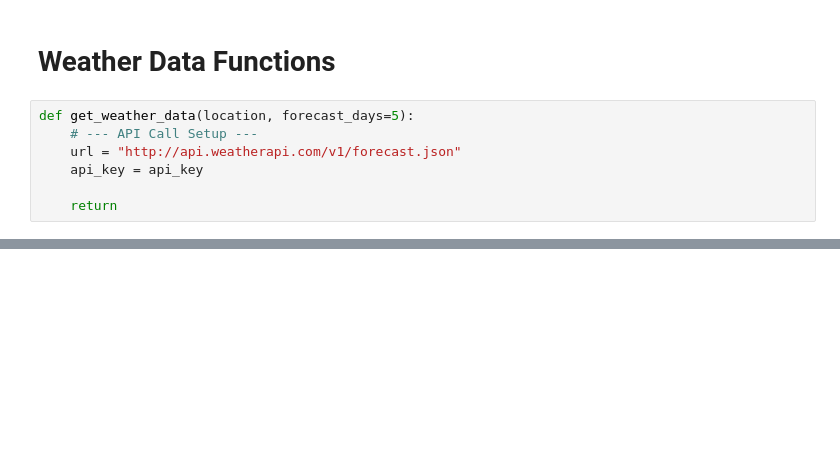
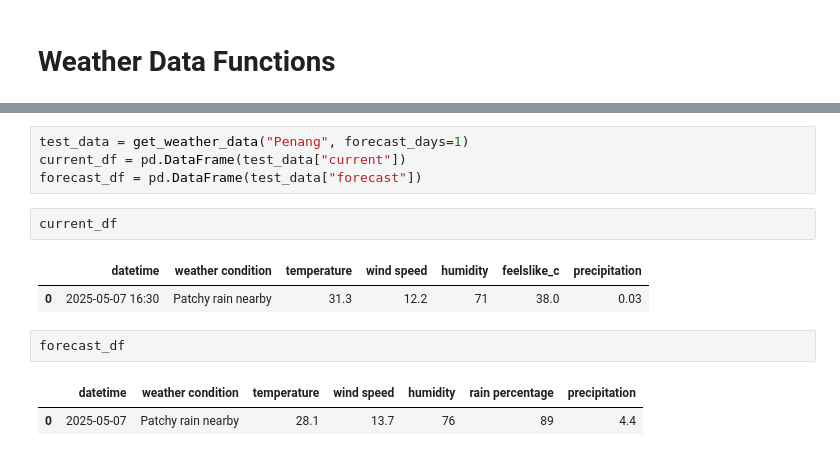
Before and after one commit to ZeXuan0512/Weather-Advisor, a Jupyter notebook: Weather_Advisor.ipynb, the cells around one changed output, grey strips where cells are left out. Cells and saved outputs as stored; diff of their text form; blank space fills up the shorter version.

Commit message:
Added retrieve data from API and relevant error handling method Process the data to desired output

```diff
--- a/Weather_Advisor.ipynb
+++ b/Weather_Advisor.ipynb
@@ -33,9 +37,2 @@ api_key = os.getenv("WEATHER_API_KEY")
 # %% [markdown]
 # Weather Data Functions
-# %%
-def get_weather_data(location, forecast_days=5):
-    # --- API Call Setup ---
-    url = "http://api.weatherapi.com/v1/forecast.json"
-    api_key = api_key
-
-    return
@@ -41,0 +90,14 @@ def get_weather_data(location, forecast_days=5):
+# %%
+test_data = get_weather_data("Penang", forecast_days=1)
+current_df = pd.DataFrame(test_data["current"])
+forecast_df = pd.DataFrame(test_data["forecast"])
+# %%
+current_df
+# %% [output]
+|  | datetime | weather condition | temperature | wind speed | humidity | feelslike_c | precipitation |
+| 0 | 2025-05-07 16:30 | Patchy rain nearby | 31.3 | 12.2 | 71 | 38.0 | 0.03 |
+# %%
+forecast_df
+# %% [output]
+|  | datetime | weather condition | temperature | wind speed | humidity | rain percentage | precipitation |
+| 0 | 2025-05-07 | Patchy rain nearby | 28.1 | 13.7 | 76 | 89 | 4.4 |
```
Also changed, not shown: parts of 4 cells of this notebook.
